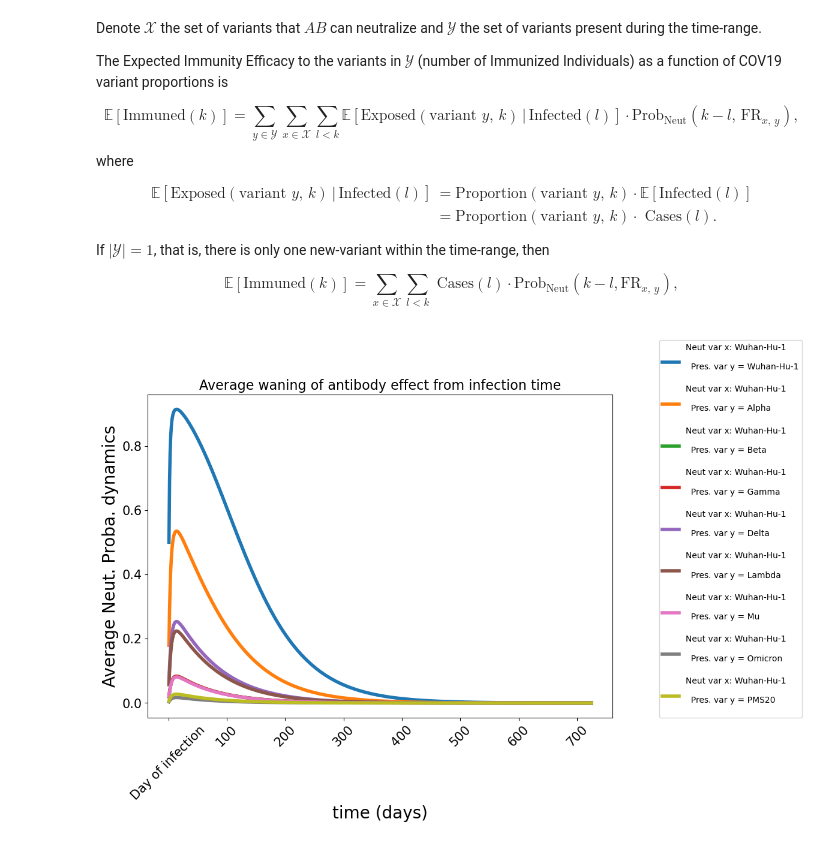
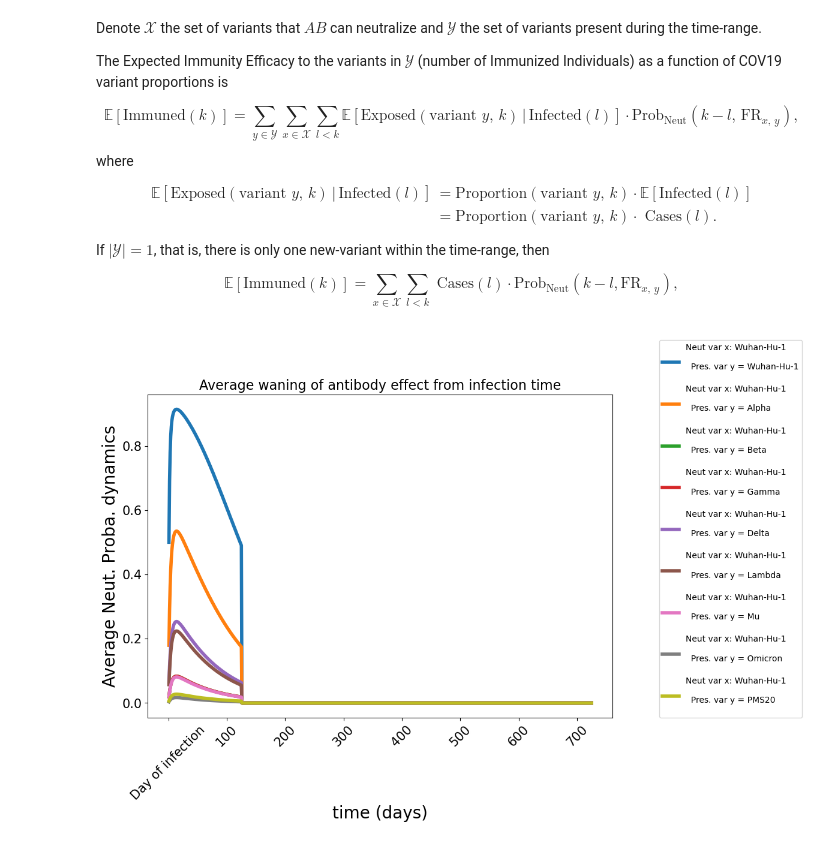
Before and after one commit to AlexiaNomena/Immune_Waning, a Jupyter notebook: Helper.ipynb, the cells around one changed output. Cells and saved outputs as stored; diff of their text form; code cells hidden in the pictures.

```diff
--- a/Helper.ipynb
+++ b/Helper.ipynb
@@ -246,27 +246,27 @@ If $|\mathcal{Y}| = 1$, that is, there is only one new-variant within the time-r
 $$
 \mathbb{E}[\text{Immuned}(k)] = \sum_{x\in \mathcal{X}} \sum\limits_{l<k} \text{ Cases}(l)\cdot \text{Prob}_\text{Neut}(k - l, \text{FR}_{x,\, y}),
 $$
-# %%
-"""Plot Dynamics of Neutralization Probability"""
-import matplotlib.pyplot as plt
-Proba_Neut = Proba_Neut_per_infection[0, :, :]
-xysize = (15, 15) # size of xy ticks
-labsize = 20 # size of labels and legends
-figsize = (10, 7) # figure (width, height)
-xval = "time (days)" # name of variable on x axis
-yval = "Average Neut. Proba. dynamics" # name of variable on y axis
-fig, ax = Display(t, Proba_Neut, is_log, labels,
-        figsize, xysize, labsize,
-        save_to = "Figures/Neutralization_Proba.pdf",
-        xval = xval, yval = yval, linewidth = 4)
-plt.title("Average waning of antibody effect from infection time", fontsize  = 16)
-import datetime as dt
-plt.legend(fontsize = 10, loc = (1.1, 0.))
-T = range(len(t))[::100]
-plt.xticks(T, ["Day of infection"]+list(T[1:]), rotation = 45)
-plt.show()
-# %% [output]
-[figure, removed]
+# %%
+"""Plot Dynamics of Neutralization Probability"""
+import matplotlib.pyplot as plt
+Proba_Neut = Proba_Neut_per_infection[600, :, :]#np.mean(Proba_Neut_per_infection, axis = 0)
+xysize = (15, 15) # size of xy ticks
+labsize = 20 # size of labels and legends
+figsize = (10, 7) # figure (width, height)
+xval = "time (days)" # name of variable on x axis
+yval = "Average Neut. Proba. dynamics" # name of variable on y axis
+fig, ax = Display(t, Proba_Neut, is_log, labels,
+        figsize, xysize, labsize,
+        save_to = "Figures/Neutralization_Proba.pdf",
+        xval = xval, yval = yval, linewidth = 4)
+plt.title("Average waning of antibody effect from infection time", fontsize  = 16)
+import datetime as dt
+plt.legend(fontsize = 10, loc = (1.1, 0.))
+T = range(len(t))[::100]
+plt.xticks(T, ["Day of infection"]+list(T[1:]), rotation = 45)
+plt.show()
+# %% [output]
+[figure, added]
 # %%
 """Plot Expected Immunity Efficacy, default png but add extension .pdf to save as pdf"""
 xysize = (15, 15) # size of xy ticks
```
Also changed, not shown: parts of 8 cells of this notebook, 3 other files.
